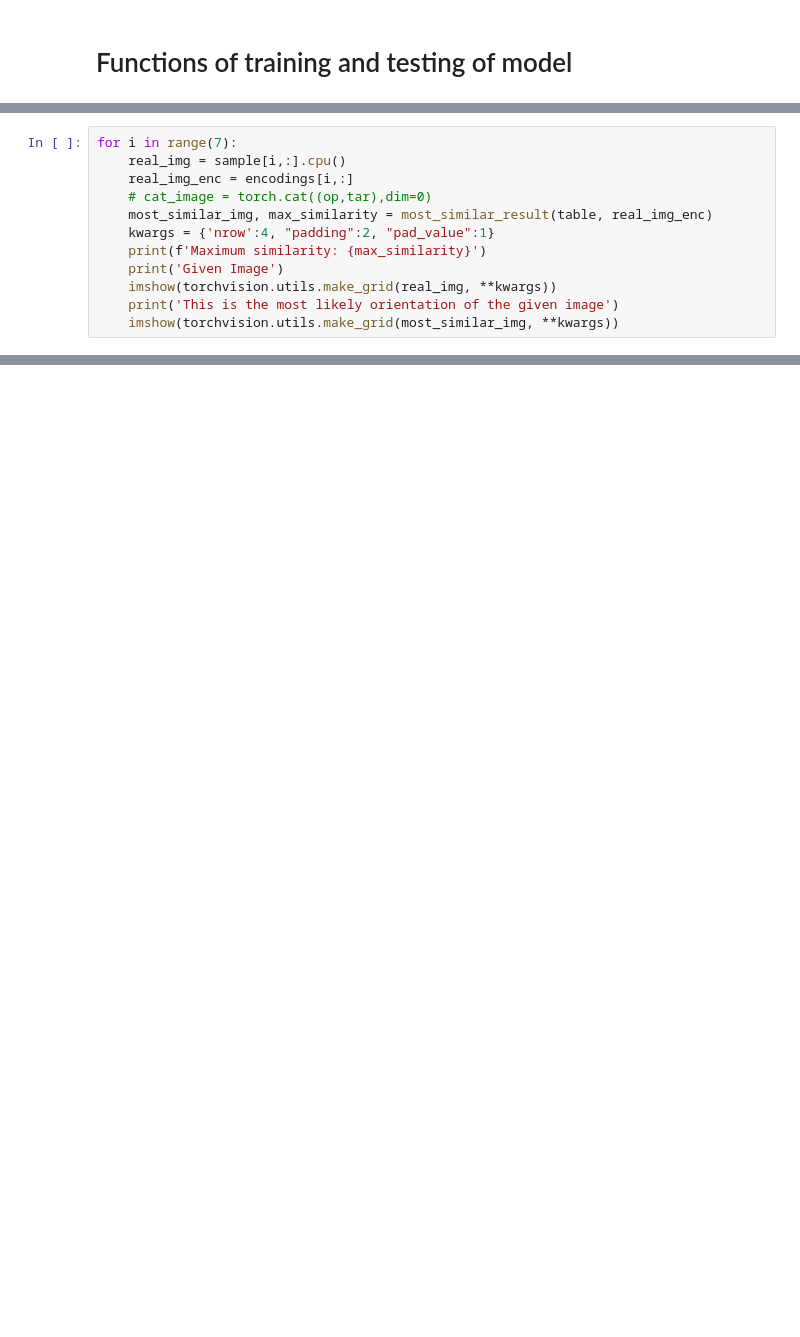
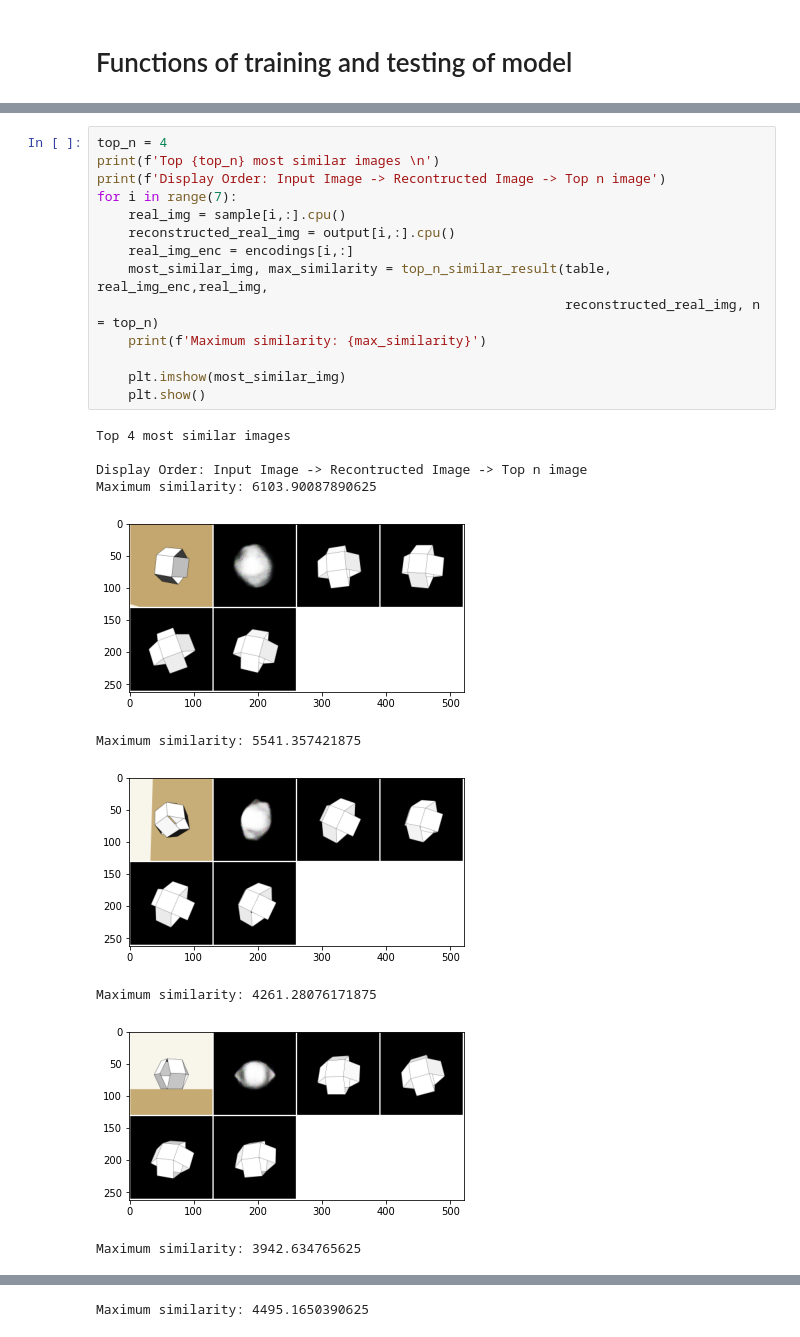
Before and after one commit to take2rohit/scoop_net, a Jupyter notebook: colab_denoising_ae.ipynb, the cells around one changed output, grey strips where cells are left out. Saved outputs shown, nothing was run; the diff lists cells and outputs as text; blank space fills up the shorter version.

```diff
--- a/colab_denoising_ae.ipynb
+++ b/colab_denoising_ae.ipynb
@@ -274,12 +448,25 @@ Done!
-# %%
-for i in range(7):
-    real_img = sample[i,:].cpu()
-    real_img_enc = encodings[i,:]
-    # cat_image = torch.cat((op,tar),dim=0)
-    most_similar_img, max_similarity = most_similar_result(table, real_img_enc)
-    kwargs = {'nrow':4, "padding":2, "pad_value":1}
-    print(f'Maximum similarity: {max_similarity}')
-    print('Given Image')
-    imshow(torchvision.utils.make_grid(real_img, **kwargs))
-    print('This is the most likely orientation of the given image')
-    imshow(torchvision.utils.make_grid(most_similar_img, **kwargs))
+# %%
+top_n = 4
+print(f'Top {top_n} most similar images \n')
+print(f'Display Order: Input Image -> Recontructed Image -> Top n image')
+for i in range(7):
+    real_img = sample[i,:].cpu()
+    reconstructed_real_img = output[i,:].cpu()
+    real_img_enc = encodings[i,:]
+    most_similar_img, max_similarity = top_n_similar_result(table, real_img_enc,real_img,
+                                                            reconstructed_real_img, n = top_n)
+    print(f'Maximum similarity: {max_similarity}')
+
+    plt.imshow(most_similar_img)
+    plt.show()
+# %% [output]
+Top 4 most similar images
+
+Display Order: Input Image -> Recontructed Image -> Top n image
+Maximum similarity: 6103.90087890625
+[figure, added]
+Maximum similarity: 5541.357421875
+[figure, added]
+Maximum similarity: 4261.28076171875
+[figure, added]
+Maximum similarity: 3942.634765625
@@ -285,0 +474 @@ for i in range(7):
+Maximum similarity: 4495.1650390625
```
Also changed, not shown: parts of 19 cells of this notebook.
